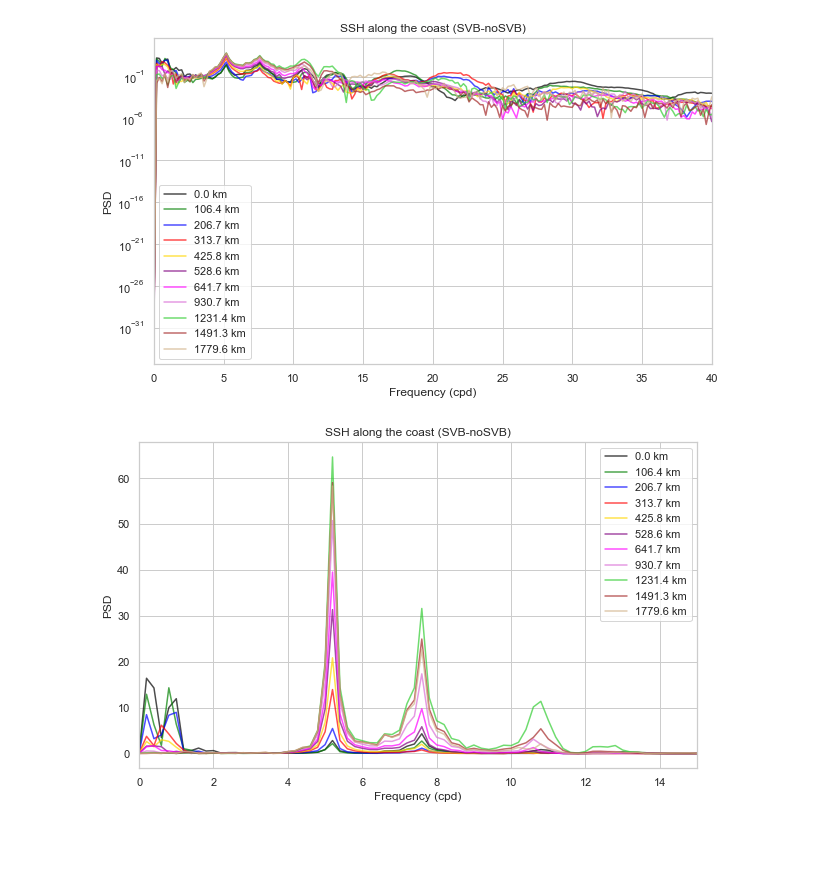
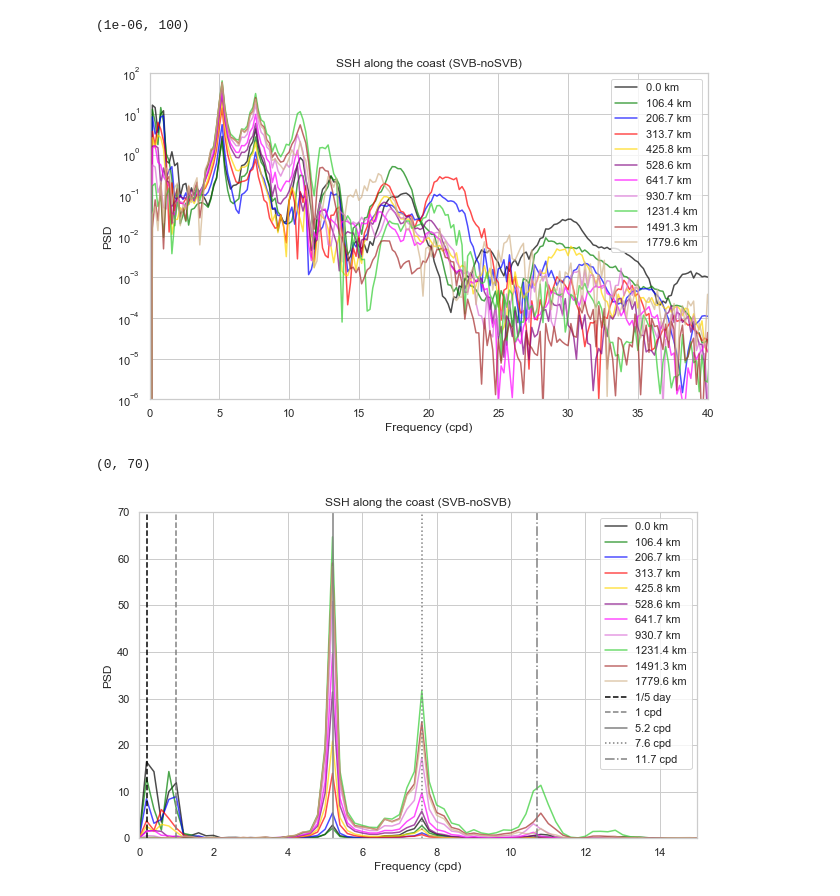
Before and after one commit to anakarinarm/notebooks_SVB, a Jupyter notebook: MITgcm/domain5/ssh_spectra.ipynb, the cells around one changed output. Cells and saved outputs as stored; diff of their text form; code cells hidden in the pictures; blank space fills up the shorter version.

Commit message:
added spectum plots AugTS

```diff
--- a/MITgcm/domain5/ssh_spectra.ipynb
+++ b/MITgcm/domain5/ssh_spectra.ipynb
@@ -54,14 +54,16 @@ def plot_spectrogram(timeseries, X, indices, colors, kind='linear', title='', xl
 # %%
 indices = [0,50,100,150,200,250,300,350,400,450,500]
 colors = ['k', 'g','b','r','gold','purple','magenta','orchid','limegreen','brown','tan']
 timeseries = (SVB.curtain_data.data-noSVB.curtain_data.data)*100
 X = SVB.X[:]
 
 kind = 'semilog'
 title = 'SSH along the coast (SVB-noSVB)'
 fig, ax = plot_spectrogram(timeseries,X, indices, colors, kind=kind, title=title)
+ax.set_ylim(1E-6,100)
 # %% [output]
+(1e-06, 100)
-[figure, old version]
+[figure, new version]
 # %%
 kind = 'linear'
 title = 'SSH along the coast (SVB-noSVB)'
@@ -69,5 +71,13 @@ timeseries = (SVB.curtain_data.data-noSVB.curtain_data.data)*100
 X = SVB.X[:]
 fig, ax = plot_spectrogram(timeseries,X, indices, colors,
                            kind=kind, title=title, xlim=[0,15])
+ax.axvline(0.2, linestyle='--', color='k', label='1/5 day')
+ax.axvline(1, linestyle='--', color='0.5', label='1 cpd')
+ax.axvline(5.2, linestyle='-', color='0.5', label='5.2 cpd')
+ax.axvline(7.6, linestyle=':', color='0.5', label='7.6 cpd')
+ax.axvline(10.7, linestyle='-.', color='0.5', label='11.7 cpd')
+ax.legend()
+ax.set_ylim(0,70)
 # %% [output]
+(0, 70)
-[figure, old version]
+[figure, new version]
```
Also changed, not shown: parts of 7 cells of this notebook, 4 other files.
